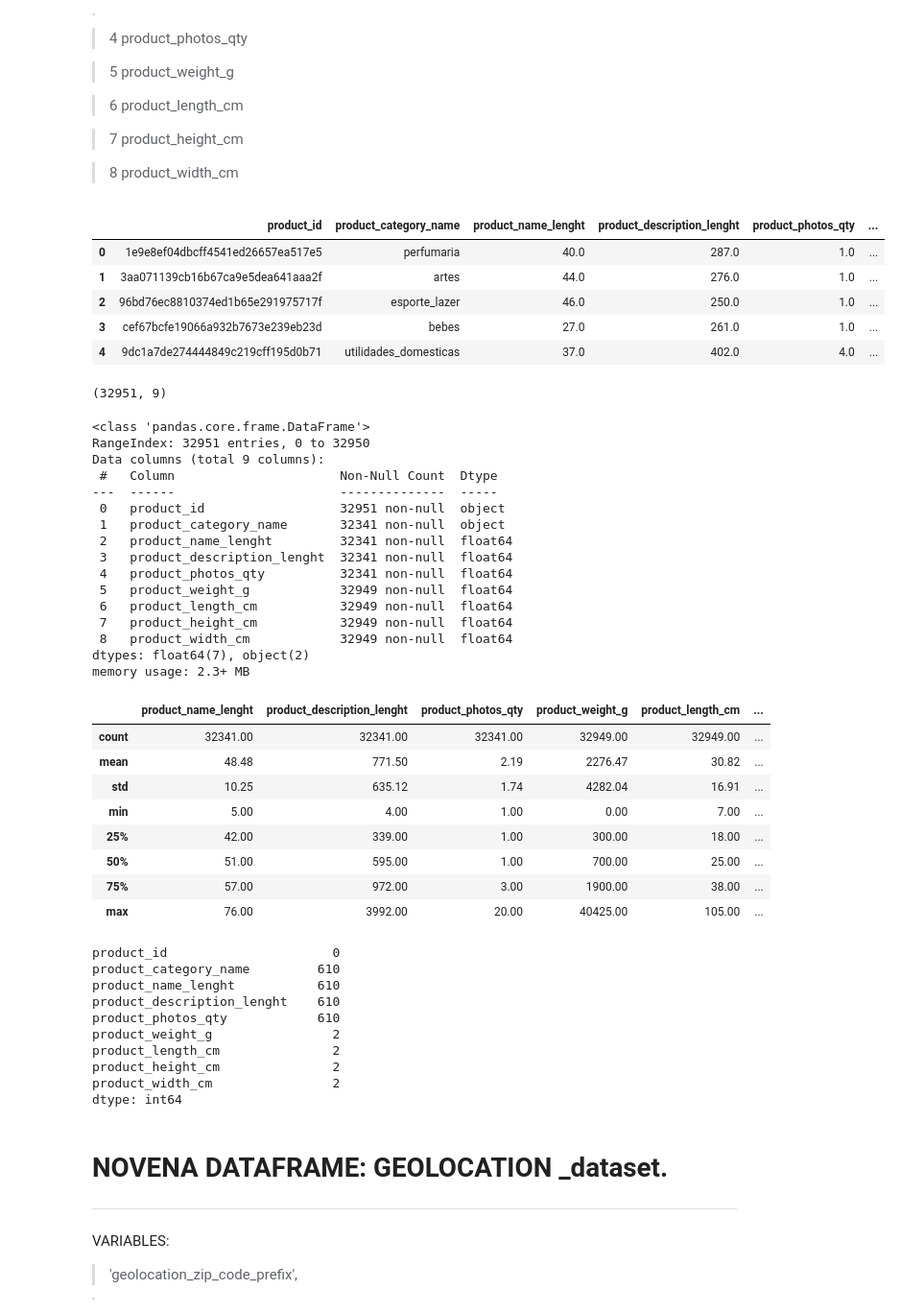
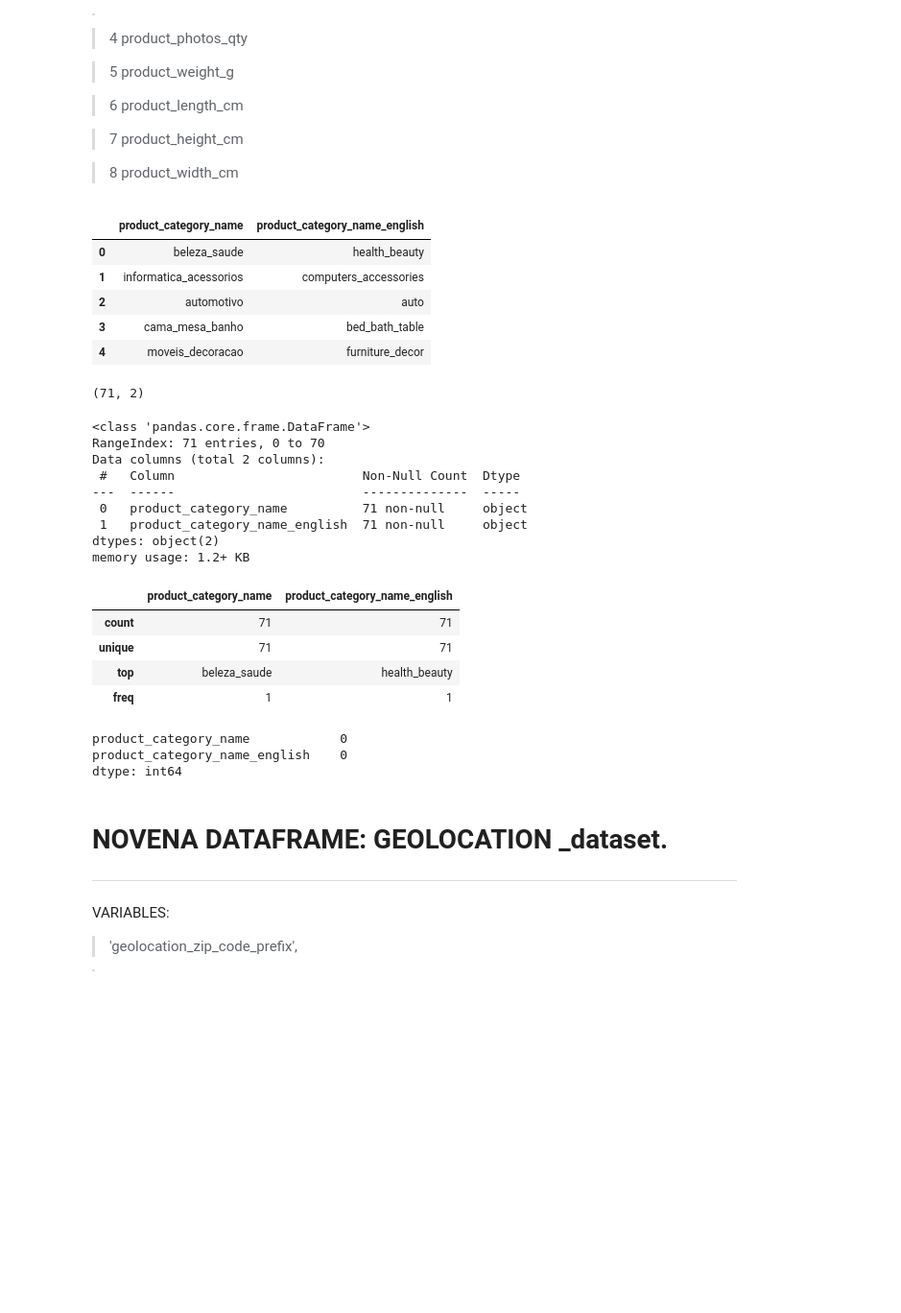
Before and after one commit to fabizap/Olist, a Jupyter notebook: BASES 7 Y 8 DE FABIAN.ipynb, the cells around one changed output. Shown at 96% size. Cells and saved outputs as stored; diff of their text form; code cells hidden in the pictures; blank space fills up the shorter version.

```diff
--- a/BASES 7 Y 8 DE FABIAN.ipynb
+++ b/BASES 7 Y 8 DE FABIAN.ipynb
@@ -70,63 +83,46 @@ VARIABLES:
 
  >8   product_width_cm
 # %%
-url8='https://raw.githubusercontent.com/fabizap/Olist/main/olist_products_dataset.csv'
+del df8
+url8='https://raw.githubusercontent.com/fabizap/Olist/main/product_category_name_translation.csv'
 df8=pd.read_csv(url8)
 df8.head()
 # %% [output]
-|  | product_id | product_category_name | product_name_lenght | product_description_lenght | product_photos_qty | ... |
-| 0 | 1e9e8ef04dbcff4541ed26657ea517e5 | perfumaria | 40.0 | 287.0 | 1.0 | ... |
-| 1 | 3aa071139cb16b67ca9e5dea641aaa2f | artes | 44.0 | 276.0 | 1.0 | ... |
-| 2 | 96bd76ec8810374ed1b65e291975717f | esporte_lazer | 46.0 | 250.0 | 1.0 | ... |
-| 3 | cef67bcfe19066a932b7673e239eb23d | bebes | 27.0 | 261.0 | 1.0 | ... |
-| 4 | 9dc1a7de274444849c219cff195d0b71 | utilidades_domesticas | 37.0 | 402.0 | 4.0 | ... |
+|  | product_category_name | product_category_name_english |
+| 0 | beleza_saude | health_beauty |
+| 1 | informatica_acessorios | computers_accessories |
+| 2 | automotivo | auto |
+| 3 | cama_mesa_banho | bed_bath_table |
+| 4 | moveis_decoracao | furniture_decor |
 # %%
 df8.shape
 # %% [output]
-(32951, 9)
+(71, 2)
 # %%
 df8.info()
 # %% [output]
 <class 'pandas.core.frame.DataFrame'>
-RangeIndex: 32951 entries, 0 to 32950
-Data columns (total 9 columns):
- #   Column                      Non-Null Count  Dtype
----  ------                      --------------  -----
- 0   product_id                  32951 non-null  object
- 1   product_category_name       32341 non-null  object
- 2   product_name_lenght         32341 non-null  float64
- 3   product_description_lenght  32341 non-null  float64
- 4   product_photos_qty          32341 non-null  float64
- 5   product_weight_g            32949 non-null  float64
- 6   product_length_cm           32949 non-null  float64
- 7   product_height_cm           32949 non-null  float64
- 8   product_width_cm            32949 non-null  float64
-dtypes: float64(7), object(2)
-memory usage: 2.3+ MB
+RangeIndex: 71 entries, 0 to 70
+Data columns (total 2 columns):
+ #   Column                         Non-Null Count  Dtype
+---  ------                         --------------  -----
+ 0   product_category_name          71 non-null     object
+ 1   product_category_name_english  71 non-null     object
+dtypes: object(2)
+memory usage: 1.2+ KB
 # %%
 df8.describe().round(2)
 # %% [output]
-|  | product_name_lenght | product_description_lenght | product_photos_qty | product_weight_g | product_length_cm | ... |
-| count | 32341.00 | 32341.00 | 32341.00 | 32949.00 | 32949.00 | ... |
-| mean | 48.48 | 771.50 | 2.19 | 2276.47 | 30.82 | ... |
-| std | 10.25 | 635.12 | 1.74 | 4282.04 | 16.91 | ... |
-| min | 5.00 | 4.00 | 1.00 | 0.00 | 7.00 | ... |
-| 25% | 42.00 | 339.00 | 1.00 | 300.00 | 18.00 | ... |
-| 50% | 51.00 | 595.00 | 1.00 | 700.00 | 25.00 | ... |
-| 75% | 57.00 | 972.00 | 3.00 | 1900.00 | 38.00 | ... |
-| max | 76.00 | 3992.00 | 20.00 | 40425.00 | 105.00 | ... |
+|  | product_category_name | product_category_name_english |
+| count | 71 | 71 |
+| unique | 71 | 71 |
+| top | beleza_saude | health_beauty |
+| freq | 1 | 1 |
 # %%
 df8.isnull().sum() #category_name, name_length, description_lenght, photo_qty tienen 610 valores nulos
 # %% [output]
-product_id                      0
-product_category_name         610
-product_name_lenght           610
-product_description_lenght    610
-product_photos_qty            610
-product_weight_g                2
-product_length_cm               2
-product_height_cm               2
-product_width_cm                2
+product_category_name            0
+product_category_name_english    0
 dtype: int64
 # %% [markdown]
 # NOVENA DATAFRAME: GEOLOCATION _dataset.
```
Also changed, not shown: parts of 2 cells of this notebook.
